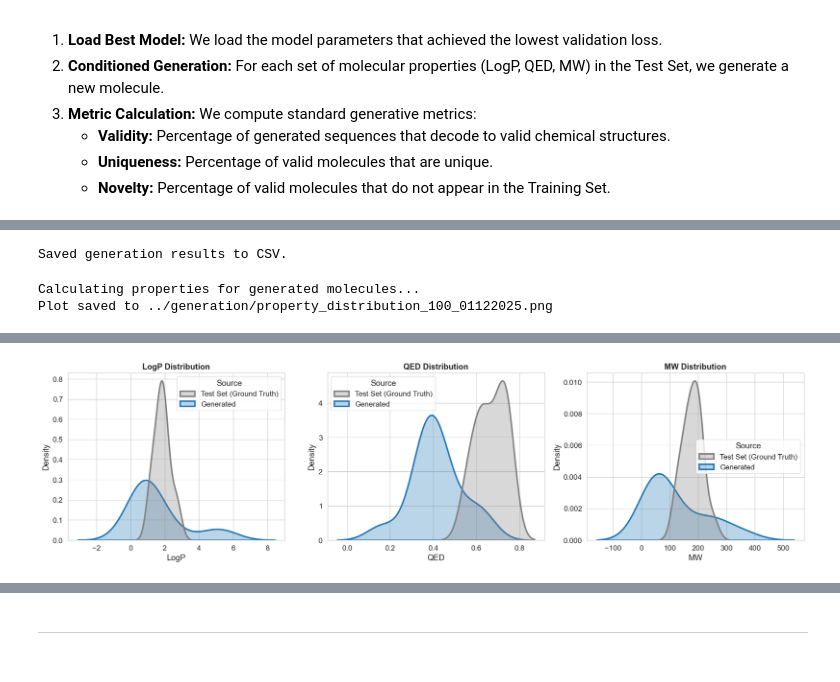
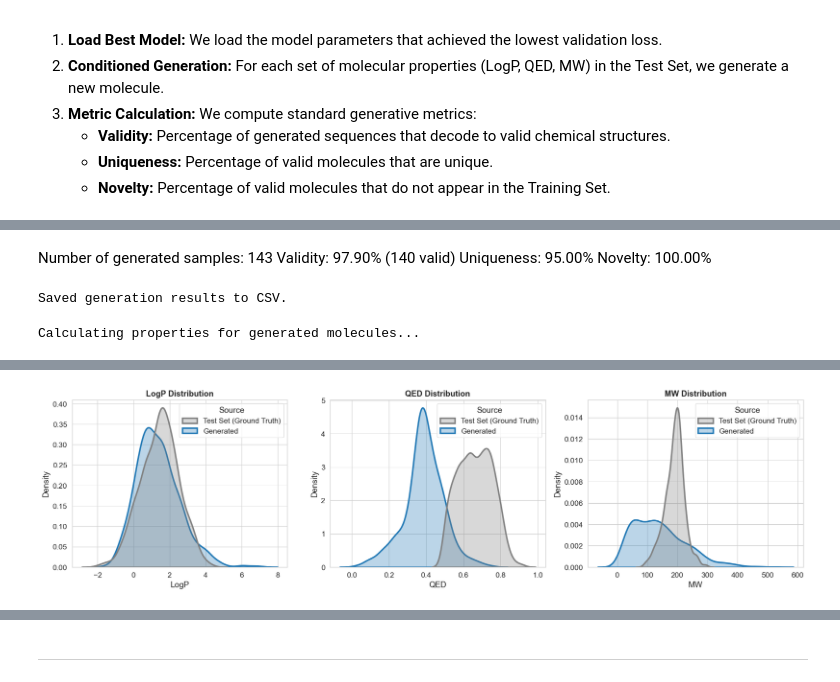
Before and after one commit to ter04/QGen-Mol, a Jupyter notebook: code/attention_batches.ipynb, the cells around one changed output, grey strips where cells are left out. Drawn from its saved outputs; the diff is of its cells as text; code cells hidden in the pictures.

```diff
--- a/code/attention_batches.ipynb
+++ b/code/attention_batches.ipynb
@@ -939,6 +857,6 @@ This section performs the final evaluation of the optimized model on the **Test
 # %%
 # Load best model parameters
 ckpt_dir = '../data/params/'
-with open(os.path.join(ckpt_dir, f"selfies_params_{N_MOLECS}_BEST.pkl"), "rb") as f:
+with open(os.path.join(ckpt_dir, f"attention_params_{N_MOLECS}_{TIMESTAMP}_BEST.pkl"), "rb") as f:
     combined_params = pickle.load(f)
 # %%
@@ -1294,7 +1212,7 @@ for i, row in test_df.iterrows():
         subkey,
         props,
         combined_params,
-        temperature=0.7)
+        temperature=0.9)
 
     # 4. Decode to SMILES
     _, gen_smi = bits_to_selfies_smiles(gen_bits)
@@ -1352 +1273,6 @@ Novelty:    100.00%
+# %% [markdown]
+Number of generated samples: 143
+Validity:   97.90%  (140 valid)
+Uniqueness: 95.00%
+Novelty:    100.00%
 # %%
@@ -1363,11 +1289,6 @@ print("Saved generation results to CSV.")
 # %% [output]
 Saved generation results to CSV.
 # %%
-from rdkit.Chem import Descriptors, QED
-import pandas as pd
-import seaborn as sns
-import matplotlib.pyplot as plt
-
 def calculate_generated_properties(results_df):
     """
     Calculates actual physicochemical properties for the generated SMILES.
@@ -1381,16 +1302,18 @@ def calculate_generated_properties(results_df):
 
     for idx, row in results_df.iterrows():
         smi = row['Generated_SMILES']
-        if not smi: # Skip empty
+
+        try:
+            mol = Chem.MolFromSmiles(smi)
+            if mol:
+                # Calculate properties
+                actual_logp.append(Descriptors.MolLogP(mol))
+                actual_qed.append(QED.qed(mol))
+                actual_mw.append(Descriptors.MolWt(mol))
+                valid_indices.append(idx)
+        except:
+            # Catch RDKit internal C++ errors just in case
             continue
-
-        mol = Chem.MolFromSmiles(smi)
-        if mol:
-            # Calculate properties using RDKit
-            actual_logp.append(Descriptors.MolLogP(mol))
-            actual_qed.append(QED.qed(mol))
-            actual_mw.append(Descriptors.ExactMolWt(mol))
-            valid_indices.append(idx)
 
     # Create a new DataFrame for valid generated molecules
     gen_props_df = pd.DataFrame({
@@ -1402,7 +1325,7 @@ def calculate_generated_properties(results_df):
 
     return gen_props_df, valid_indices
 # %%
-def plot_property_distributions(combined_df, save_path=None):
+def plot_property_distributions(combined_df):
     """
     Plots the distribution of properties for Generated vs Test Set molecules.
     """
@@ -1436,14 +1359,12 @@ def plot_property_distributions(combined_df, save_path=None):
         ax.set_ylabel('Density')
 
     plt.tight_layout()
-
-    if save_path:
-        plt.savefig(save_path, dpi=300, bbox_inches='tight')
-        print(f"Plot saved to {save_path}")
-
     plt.show()
 # %%
 # Get Target Properties and DE-NORMALIZE them
+RESULTS_PATH = f"../generation/final_results_{N_MOLECS}_{TIMESTAMP}.csv"
+results_df = pd.read_csv(RESULTS_PATH)
+
 gen_props_df, valid_indices = calculate_generated_properties(results_df)
 test_props_df = results_df.loc[valid_indices, ['Target_LogP', 'Target_QED', 'Target_MW']].copy()
 
@@ -1458,9 +1379,7 @@ test_props_df['Source'] = 'Test Set (Ground Truth)'
 
 combined_df = pd.concat([test_props_df, gen_props_df], axis=0)
 
-# Plot and Save
-save_plot_path = f"../generation/property_distribution_{N_MOLECS}_{fecha}.png"
-plot_property_distributions(combined_df, save_path=save_plot_path)
+# Plot
+plot_property_distributions(combined_df)
 # %% [output]
 Calculating properties for generated molecules...
-Plot saved to ../generation/property_distribution_100_01122025.png
@@ -1467 +1388 @@ Plot saved to ../generation/property_distribution_100_01122025.png
-[figure, old version]
+[figure, new version]
```
Also changed, not shown: parts of 24 cells of this notebook, 23 other files.
